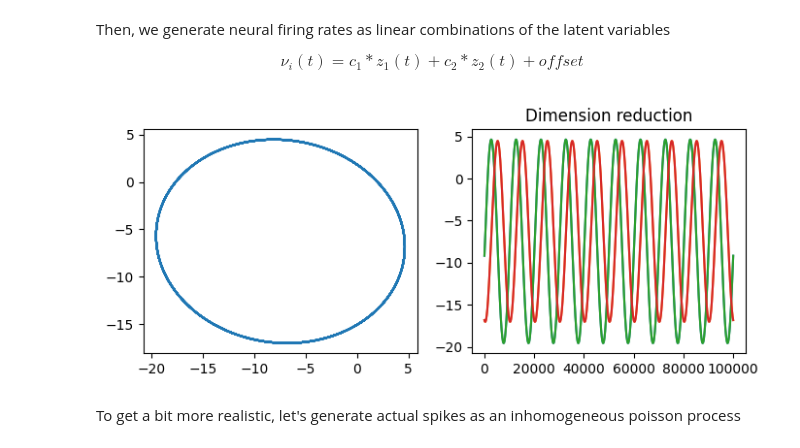
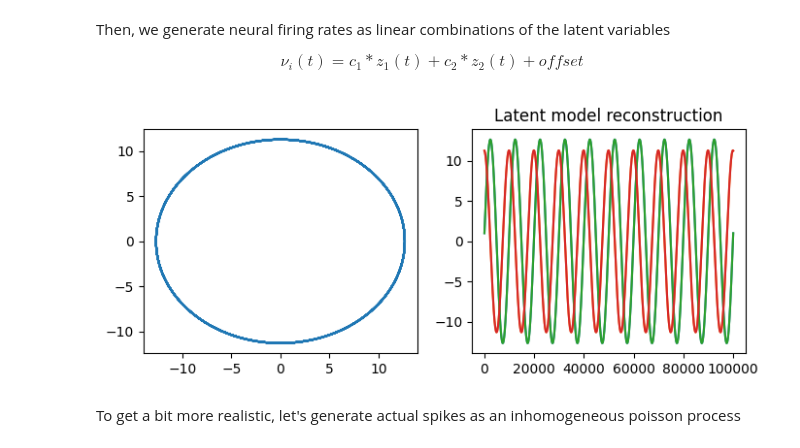
Before and after one commit to zierenberg/neural_manifolds, a Jupyter notebook: notebooks/example_PCA.ipynb, the cells around one changed output. Drawn from its saved outputs; the diff is of its cells as text; code cells hidden in the pictures.

```diff
--- a/notebooks/example_PCA.ipynb
+++ b/notebooks/example_PCA.ipynb
@@ -48,21 +48,22 @@ $$
 # %%
 from neural_manifolds.test_data import firing_rates
 # Number of neurons
 N = 32
 rates = firing_rates(latent_model, t, N)
 pca_rates = PCA()
 pca_rates.fit(rates.T)
+
 # Projection on largest two principal components:
-signal_low_dim = pca.transform(rates.T)[:,:2]
+signal_low_dim = pca_rates.transform(rates.T)[:,:2]
 f, axes = plt.subplots(1,2,figsize=((8,3)))
 axes[0].plot(signal_low_dim[:,0],signal_low_dim[:,1])
 axes[1].plot(signal_low_dim)
 
 plt.title("Latent model reconstruction")
 plt.plot(signal_low_dim)
 plt.show()
 # %% [output]
-[figure, old version]
+[figure, new version]
 # %% [markdown]
 To get a bit more realistic, let's generate actual spikes as an inhomogeneous poisson process
 # %%
```
Also changed, not shown: parts of 5 cells of this notebook, 1 other file.
